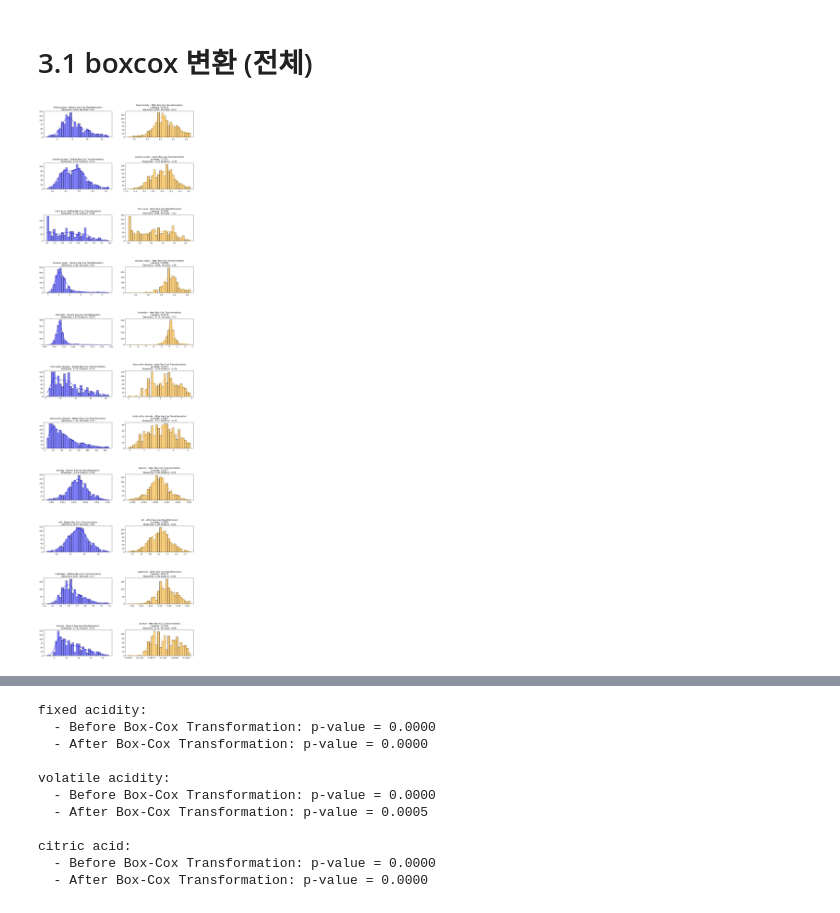
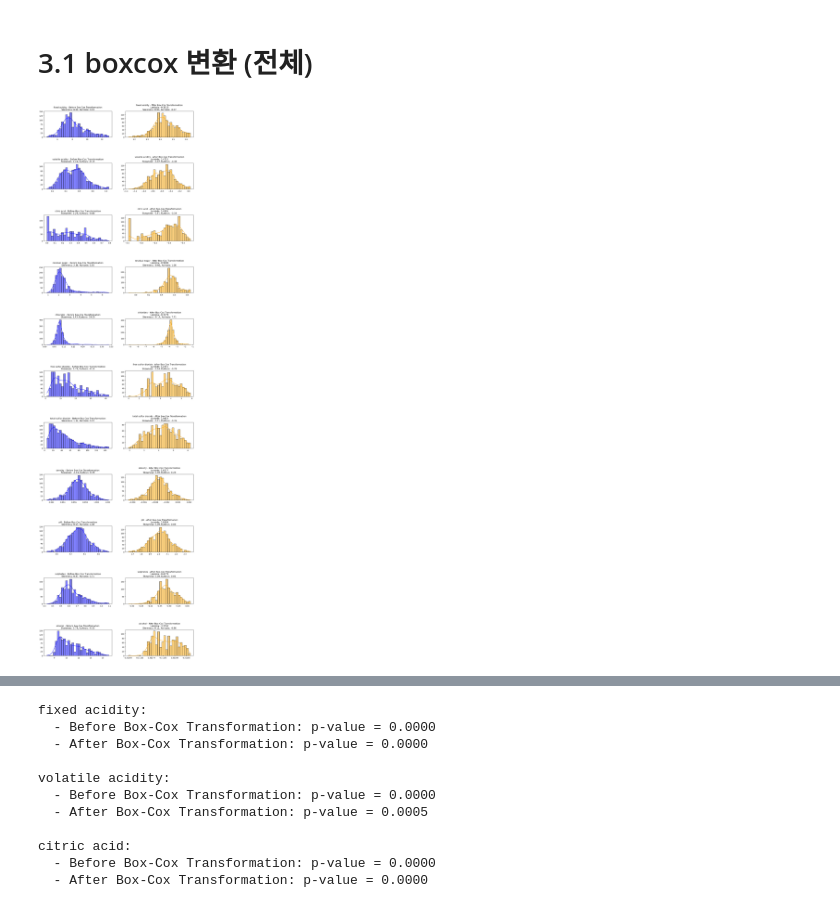
Before and after one commit to yeonho0214/test, a Jupyter notebook: 0. 왜도&첨도 총정리(df3) .ipynb, the cells around one changed output, grey strips where cells are left out. Cells and saved outputs as stored; diff of their text form; code cells hidden in the pictures.

```diff
--- a/0. 왜도&첨도 총정리(df3) .ipynb
+++ b/0. 왜도&첨도 총정리(df3) .ipynb
@@ -325,19 +325,11 @@ alcohol                           -0.298483             -0.958595
 import matplotlib.pyplot as plt
 import pandas as pd
 
-# 'quality' 열 제외
-df2_A = df2.drop('quality', axis=1)
 
-# 'citric acid' 열만 1을 더한 후 제곱근 변환 수행
-df2_A_sqrt = pd.DataFrame()
-for column in df2_A.columns:
-    # 'citric acid' 열인 경우에만 1을 더하고 제곱근 변환
-    if column == 'citric acid':
-        transformed_data = (df2_A[column] + 1)**0.5
-    else:
-        transformed_data = df2_A[column]**0.5
+df2_A = df2.drop('quality', axis=1)  # 'quality' 열을 제외한 변수만 포함하는 새로운 데이터프레임 생성
 
-    df2_A_sqrt[column] = transformed_data
+
+df2_A_sqrt = df2_A.apply(lambda x: x**0.5)  # 제곱근 변환
 
 # 각 열에 대해 왜도와 첨도 계산
 skewness_result_before = df2_A.skew()
@@ -385,19 +377,9 @@ alcohol                           -0.298483             -0.450274
 import numpy as np
 import pandas as pd
 
-# 'quality' 열 제외
-df2_A = df2.drop('quality', axis=1)
+df2_A = df2.drop('quality', axis=1)  # 'quality' 열을 제외한 변수만 포함하는 새로운 데이터프레임 생성
 
-# 'citric acid' 열만 1을 더한 후 로그 변환 수행
-df2_A_log = pd.DataFrame()
-for column in df2_A.columns:
-    # 'citric acid' 열인 경우에만 1을 더하고 로그 변환
-    if column == 'citric acid':
-        transformed_data = np.log1p(df2_A[column] + 1)
-    else:
-        transformed_data = np.log1p(df2_A[column])
-
-    df2_A_log[column] = transformed_data
+df2_A_log = df2_A.apply(lambda x: np.log1p(x))  # 로그 변환
 
 # 각 열에 대해 왜도와 첨도 계산
 skewness_result_before = df2_A.skew()
@@ -534,37 +441,37 @@ lambda_values = []
 for column in df2_A.columns:
     # 'citric acid' 열인 경우에만 1을 더하고 Box-Cox 변환
     if column == 'citric acid':
-        transformed_data, lambda_value = boxcox(df2_A[column] + 1)
+        transformed_data, lambda_value = boxcox(df2_A[column] + 1e-6)
     else:
         transformed_data, lambda_value = boxcox(df2_A[column])
 
     df2_A_boxcox[column] = transformed_data
     lambda_values.append(lambda_value)
 
 # 시각화를 위해 변환 후의 데이터프레임 생성
 df2_A_boxcox.columns = df2_A.columns
 
 # 시각화
 fig, axes = plt.subplots(len(df2_A.columns), 2, figsize=(15, 5 * len(df2_A.columns)))
 fig.subplots_adjust(hspace=1.0)
 
 # 각 변수에 대한 히스토그램 그리기
 for i, column in enumerate(df2_A.columns):
     # Box-Cox 변환 전
     sns.histplot(df2_A[column], bins=30, kde=True, color='blue', ax=axes[i, 0])
     axes[i, 0].set_title(f"{column} - Before Box-Cox Transformation\nSkewness: {skewness_result_before[column]:.2f}, Kurtosis: {kurtosis_result_before[column]:.2f}")
     axes[i, 0].set_xlabel('')
     axes[i, 0].set_ylabel('')
 
     # Box-Cox 변환 후
     sns.histplot(df2_A_boxcox[column], bins=30, kde=True, color='orange', ax=axes[i, 1])
     axes[i, 1].set_title(f"{column} - After Box-Cox Transformation\nLambda: {lambda_values[i]:.4f}\nSkewness: {df2_A_boxcox[column].skew():.2f}, Kurtosis: {df2_A_boxcox[column].kurtosis():.2f}")
     axes[i, 1].set_xlabel('')
     axes[i, 1].set_ylabel('')
 
 plt.show()
 # %% [output]
-[figure, old version]
+[figure, new version]
 # %%
 import statsmodels.api as sm
 import matplotlib.pyplot as plt
```
Also changed, not shown: parts of 28 cells of this notebook.
